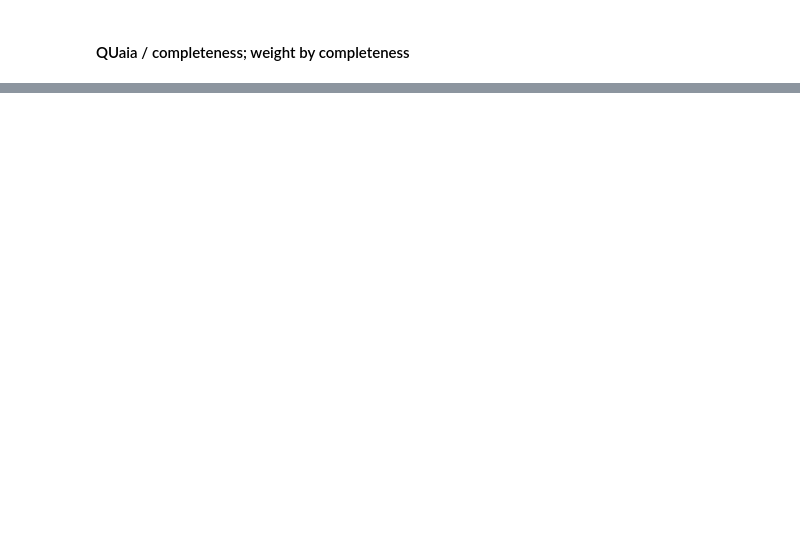
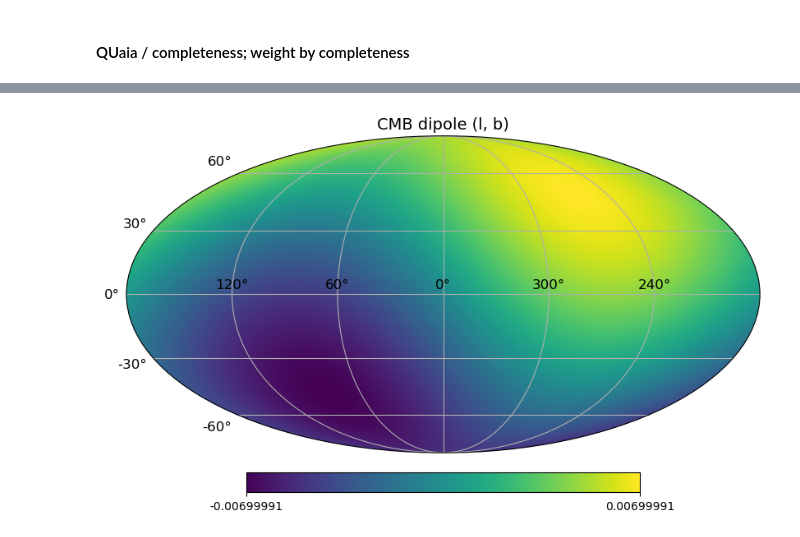
Before and after one commit to abbyw24/lss-dipoles, a Jupyter notebook: notebooks/expected_dipole_regression_13-7-23.ipynb, the cells around one changed output, grey strips where cells are left out. Cells and saved outputs as stored; diff of their text form; code cells hidden in the pictures; blank space fills up the shorter version.

```diff
--- a/notebooks/expected_dipole_regression_13-7-23.ipynb
+++ b/notebooks/expected_dipole_regression_13-7-23.ipynb
@@ -149,0 +144,11 @@ array([41.01584173, 67.05537472])
+# %%
+# expected map in galactic coords
+# dipole amplitudes: zero mean for now
+amps = np.array([0., *spherical_to_cartesian(r=cmb_dipamp,
+                                             theta=np.pi/2-cmb_dipdir.b.rad,
+                                             phi=cmb_dipdir.l.rad)])
+expected_map_gal = dipole_map(amps, NSIDE) # match NSIDE with Quaia map
+# %%
+tools.plot_map(expected_map_gal, title='CMB dipole (l, b)')
+# %% [output]
+[figure, added]
```
Also changed, not shown: parts of 23 cells of this notebook, 3 other files.
